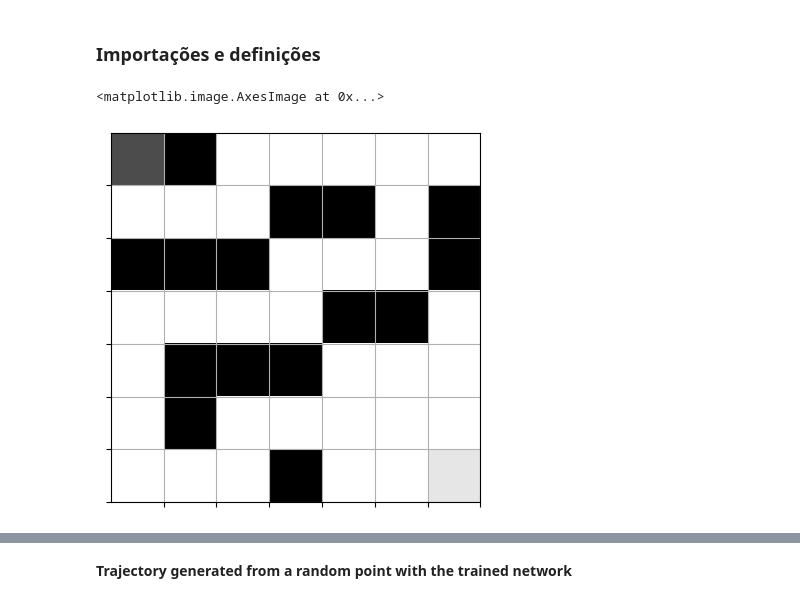
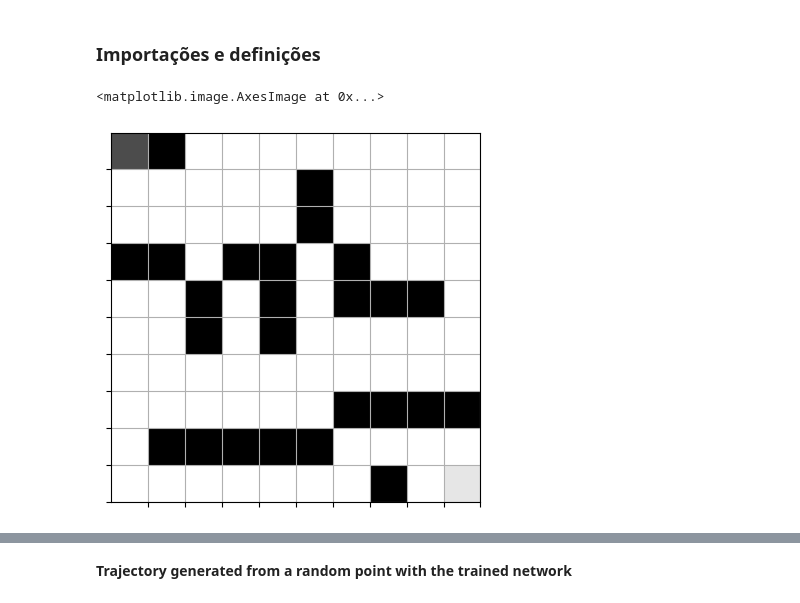
Before and after one commit to Ploita/IA353_PC2, a Jupyter notebook: PC2_Ativ10_RL_Maze.ipynb, the cells around one changed output, grey strips where cells are left out. Drawn from its saved outputs; the diff is of its cells as text; code cells hidden in the pictures.

```diff
--- a/PC2_Ativ10_RL_Maze.ipynb
+++ b/PC2_Ativ10_RL_Maze.ipynb
@@ -97,7 +97,7 @@ class Qmaze(object):
             mode = 'invalid'
 
         # new state
-        self.state = (nrow, ncol, n0mode)
+        self.state = (nrow, ncol, nmode)
 
     def get_reward(self):
         rat_row, rat_col, mode = self.state
@@ -392,22 +392,22 @@ def build_model(maze, lr=0.001):
 # %%
 # The next cell and this cell are mutually exclusive. Do not execute both.
 maze = np.array([
     [ 1.,  0.,  1.,  1.,  1.,  1.,  1.,  1.,  1.,  1.],
     [ 1.,  1.,  1.,  1.,  1.,  0.,  1.,  1.,  1.,  1.],
     [ 1.,  1.,  1.,  1.,  1.,  0.,  1.,  1.,  1.,  1.],
     [ 0.,  0.,  1.,  0.,  0.,  1.,  0.,  1.,  1.,  1.],
     [ 1.,  1.,  0.,  1.,  0.,  1.,  0.,  0.,  0.,  1.],
     [ 1.,  1.,  0.,  1.,  0.,  1.,  1.,  1.,  1.,  1.],
     [ 1.,  1.,  1.,  1.,  1.,  1.,  1.,  1.,  1.,  1.],
     [ 1.,  1.,  1.,  1.,  1.,  1.,  0.,  0.,  0.,  0.],
     [ 1.,  0.,  0.,  0.,  0.,  0.,  1.,  1.,  1.,  1.],
-    [ 1.,  1.,  1.,  1.,  1.,  1.,  1.,  0.,  1.,  1.]0
+    [ 1.,  1.,  1.,  1.,  1.,  1.,  1.,  0.,  1.,  1.]
 ])
 
 qmaze = Qmaze(maze)
 show(qmaze)
 # %% [output]
 <matplotlib.image.AxesImage at 0x...>
-[figure, old version]
+[figure, new version]
 # %%
 model = build_model(maze)
```
Also changed, not shown: parts of 4 cells of this notebook, 2 other files.
